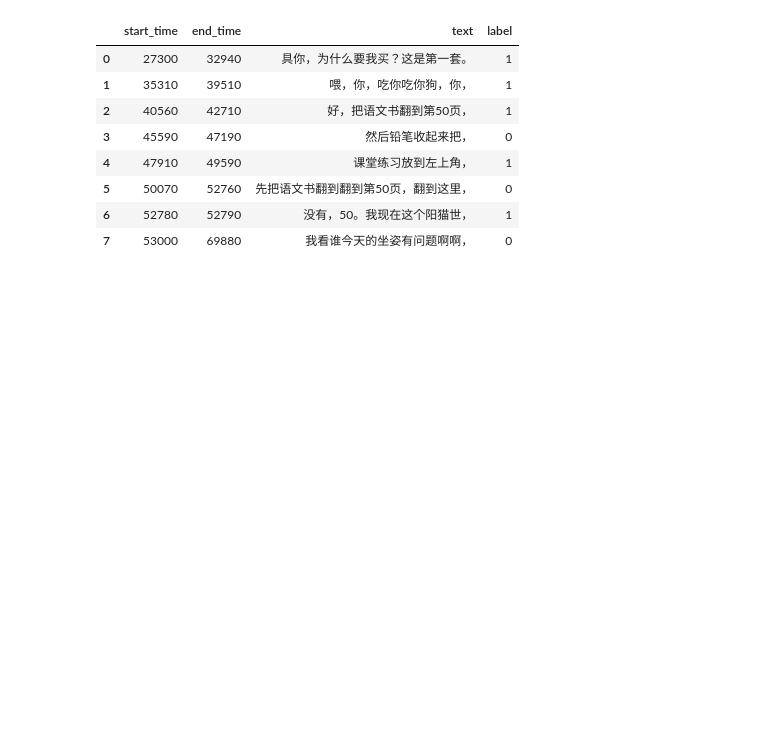
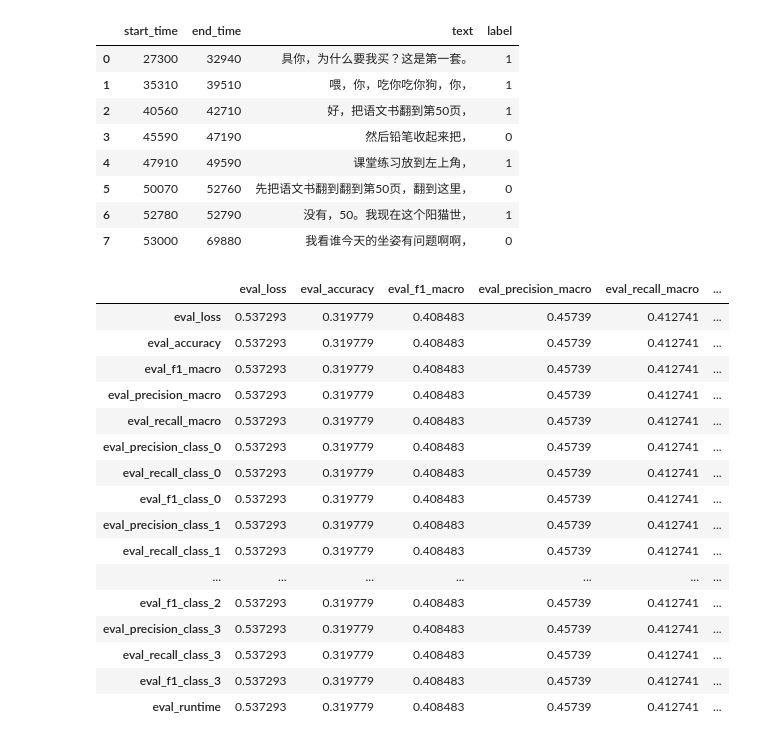
Before and after one commit to yimengmiao/theme_extraction, a Jupyter notebook: test.ipynb, the cells around one changed output. Drawn from its saved outputs; the diff is of its cells as text; code cells hidden in the pictures; blank space fills up the shorter version.

```diff
--- a/test.ipynb
+++ b/test.ipynb
@@ -711,3 +711,28 @@ pd.DataFrame(text)
 | 5 | 50070 | 52760 | 先把语文书翻到翻到第50页，翻到这里， | 0 |
 | 6 | 52780 | 52790 | 没有，50。我现在这个阳猫世， | 1 |
 | 7 | 53000 | 69880 | 我看谁今天的坐姿有问题啊啊， | 0 |
+# %%
+test = {'eval_loss': 0.5372934341430664, 'eval_accuracy': 0.31977946243969674, 'eval_f1_macro': 0.4084825588375204, 'eval_precision_macro': 0.45739024640602033, 'eval_recall_macro': 0.4127411399331953, 'eval_precision_class_0': 0.5588235294117647, 'eval_recall_class_0': 0.17757009345794392, 'eval_f1_class_0': 0.2695035460992908, 'eval_precision_class_1': 0.0, 'eval_recall_class_1': 0.0, 'eval_f1_class_1': 0.0, 'eval_precision_class_2': 0.7560521415270018, 'eval_recall_class_2': 0.8610816542948038, 'eval_f1_class_2': 0.8051561725334655, 'eval_precision_class_3': 0.5146853146853146, 'eval_recall_class_3': 0.6123128119800333, 'eval_f1_class_3': 0.5592705167173252, 'eval_runtime': 114.1409}
+# %%
+import pandas as pd
+df = pd.DataFrame(test,index=test.keys())
+# %%
+df
+# %% [output]
+|  | eval_loss | eval_accuracy | eval_f1_macro | eval_precision_macro | eval_recall_macro | ... |
+| eval_loss | 0.537293 | 0.319779 | 0.408483 | 0.45739 | 0.412741 | ... |
+| eval_accuracy | 0.537293 | 0.319779 | 0.408483 | 0.45739 | 0.412741 | ... |
+| eval_f1_macro | 0.537293 | 0.319779 | 0.408483 | 0.45739 | 0.412741 | ... |
+| eval_precision_macro | 0.537293 | 0.319779 | 0.408483 | 0.45739 | 0.412741 | ... |
+| eval_recall_macro | 0.537293 | 0.319779 | 0.408483 | 0.45739 | 0.412741 | ... |
+| eval_precision_class_0 | 0.537293 | 0.319779 | 0.408483 | 0.45739 | 0.412741 | ... |
+| eval_recall_class_0 | 0.537293 | 0.319779 | 0.408483 | 0.45739 | 0.412741 | ... |
+| eval_f1_class_0 | 0.537293 | 0.319779 | 0.408483 | 0.45739 | 0.412741 | ... |
+| eval_precision_class_1 | 0.537293 | 0.319779 | 0.408483 | 0.45739 | 0.412741 | ... |
+| eval_recall_class_1 | 0.537293 | 0.319779 | 0.408483 | 0.45739 | 0.412741 | ... |
+| ... | ... | ... | ... | ... | ... | ... |
+| eval_f1_class_2 | 0.537293 | 0.319779 | 0.408483 | 0.45739 | 0.412741 | ... |
+| eval_precision_class_3 | 0.537293 | 0.319779 | 0.408483 | 0.45739 | 0.412741 | ... |
+| eval_recall_class_3 | 0.537293 | 0.319779 | 0.408483 | 0.45739 | 0.412741 | ... |
+| eval_f1_class_3 | 0.537293 | 0.319779 | 0.408483 | 0.45739 | 0.412741 | ... |
+| eval_runtime | 0.537293 | 0.319779 | 0.408483 | 0.45739 | 0.412741 | ... |
```
Also changed, not shown: parts of 4 cells of this notebook, 14 other files.
